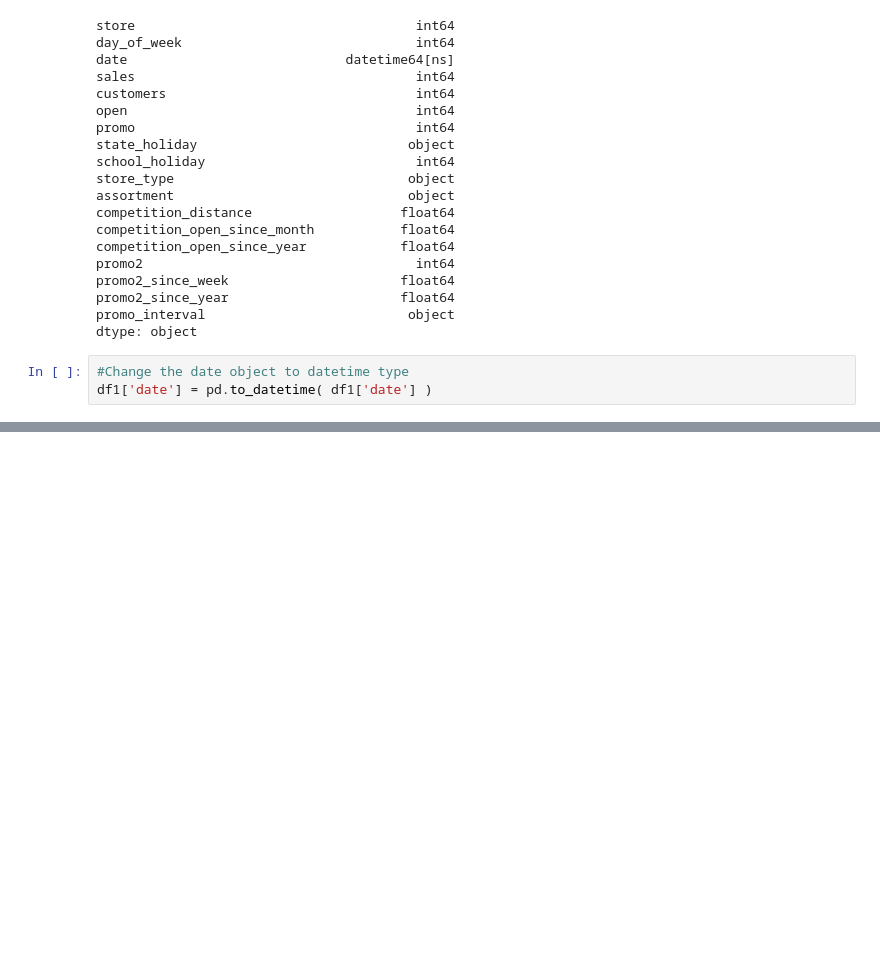
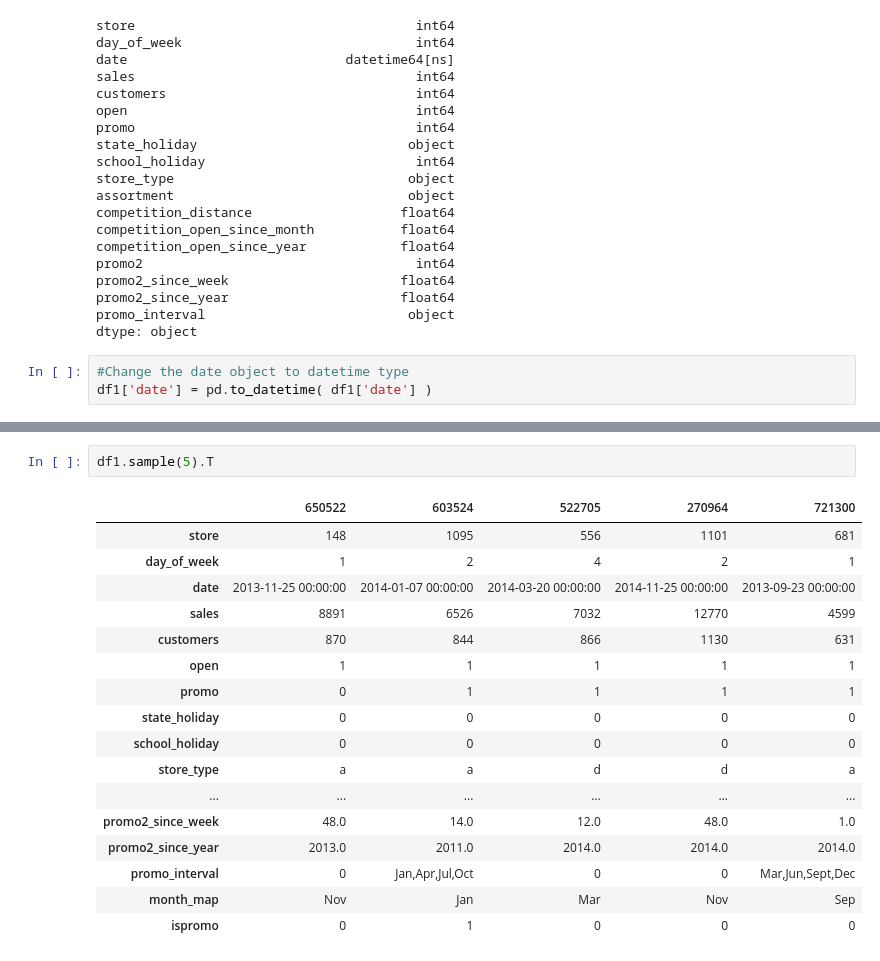
Before and after one commit to felipetmota/prediction-sales, a Jupyter notebook: notebooks/prediction-sell.ipynb, the cells around one changed output, grey strips where cells are left out. Drawn from its saved outputs; the diff is of its cells as text; blank space fills up the shorter version.

```diff
--- a/notebooks/prediction-sell.ipynb
+++ b/notebooks/prediction-sell.ipynb
@@ -218,0 +265,20 @@ dtype: int64
+# %%
+df1.sample(5).T
+# %% [output]
+|  | 650522 | 603524 | 522705 | 270964 | 721300 |
+| store | 148 | 1095 | 556 | 1101 | 681 |
+| day_of_week | 1 | 2 | 4 | 2 | 1 |
+| date | 2013-11-25 00:00:00 | 2014-01-07 00:00:00 | 2014-03-20 00:00:00 | 2014-11-25 00:00:00 | 2013-09-23 00:00:00 |
+| sales | 8891 | 6526 | 7032 | 12770 | 4599 |
+| customers | 870 | 844 | 866 | 1130 | 631 |
+| open | 1 | 1 | 1 | 1 | 1 |
+| promo | 0 | 1 | 1 | 1 | 1 |
+| state_holiday | 0 | 0 | 0 | 0 | 0 |
+| school_holiday | 0 | 0 | 0 | 0 | 0 |
+| store_type | a | a | d | d | a |
+| ... | ... | ... | ... | ... | ... |
+| promo2_since_week | 48.0 | 14.0 | 12.0 | 48.0 | 1.0 |
+| promo2_since_year | 2013.0 | 2011.0 | 2014.0 | 2014.0 | 2014.0 |
+| promo_interval | 0 | Jan,Apr,Jul,Oct | 0 | 0 | Mar,Jun,Sept,Dec |
+| month_map | Nov | Jan | Mar | Nov | Sep |
+| ispromo | 0 | 1 | 0 | 0 | 0 |
```
Also changed, not shown: parts of 18 cells of this notebook.
